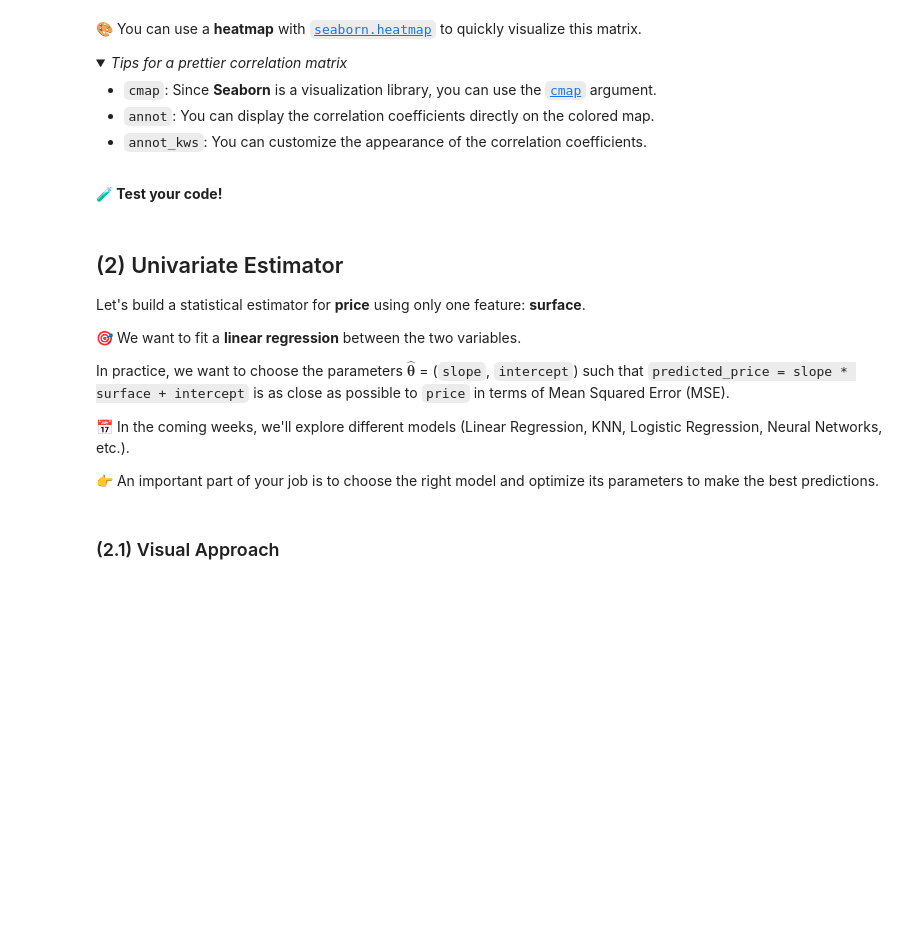
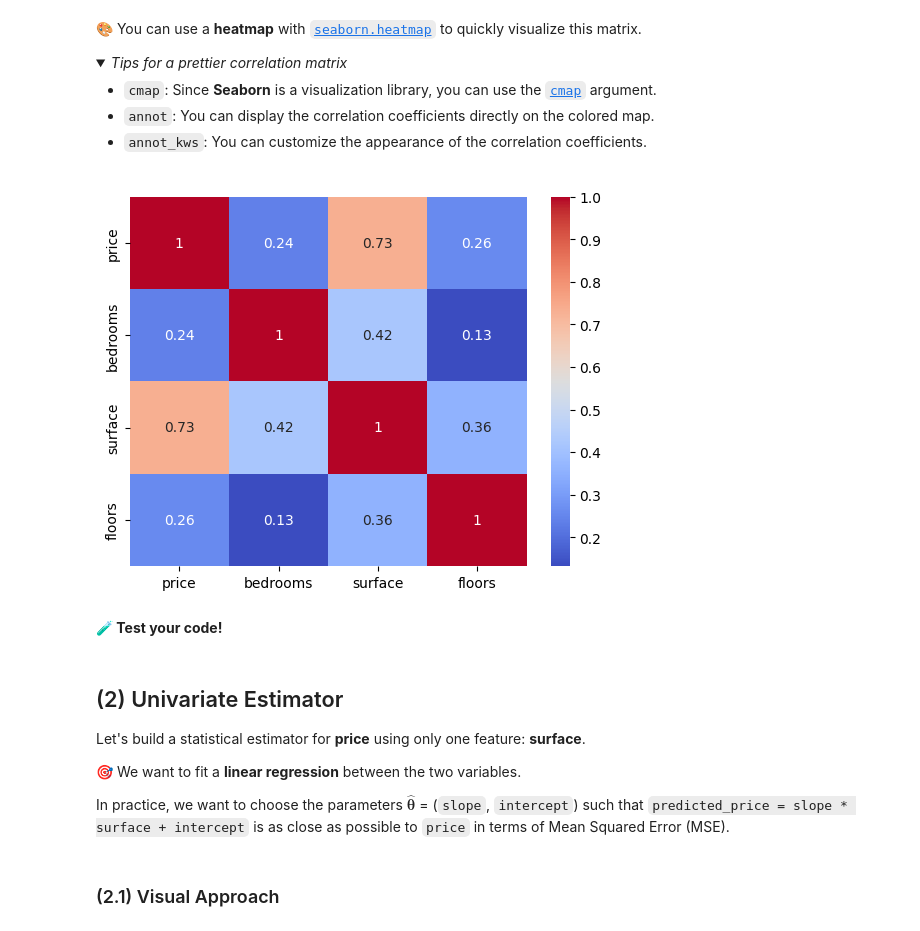
Before and after one commit to itsyeren/data-real-estate-advanced-estimator, a Jupyter notebook: 02-real_estate_advanced_estimator.ipynb, the cells around one changed output. Saved outputs shown, nothing was run; the diff lists cells and outputs as text; code cells hidden in the pictures; folded sections open; blank space fills up the shorter version.

```diff
--- a/02-real_estate_advanced_estimator.ipynb
+++ b/02-real_estate_advanced_estimator.ipynb
@@ -123,3 +143,12 @@ Example: if $ \rho(X, Y) = 0.80 $ and $ \rho(X, Z) = 0.15 $, then X and Y are mo
+# %%
+sns.heatmap(
+    flats.corr(),
+    cmap='coolwarm',
+    annot=True,
+    annot_kws={'size': 10}
+    );
+# %% [output]
+[figure, added]
 # %% [markdown]
 **🧪 Test your code!**
 # %%
@@ -144,12 +173,6 @@ Let's build a statistical estimator for **price** using only one feature: **surf
 
 
 In practice, we want to choose the parameters $\hat{\boldsymbol \theta}$ = (`slope`, `intercept`) such that `predicted_price = slope * surface + intercept` is as close as possible to `price` in terms of Mean Squared Error (MSE).
-
-
-📅 In the coming weeks, we'll explore different models (Linear Regression, KNN, Logistic Regression, Neural Networks, etc.).
-
-
-👉 An important part of your job is to choose the right model and optimize its parameters to make the best predictions.
 # %% [markdown]
 ### (2.1) Visual Approach
 # %% [markdown]
```
Also changed, not shown: parts of 26 cells of this notebook, 2 other files.
